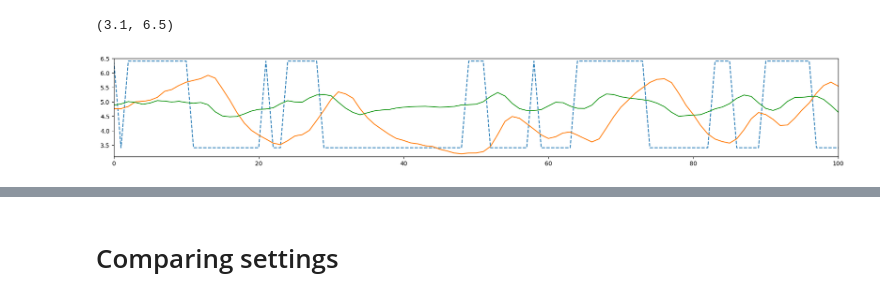
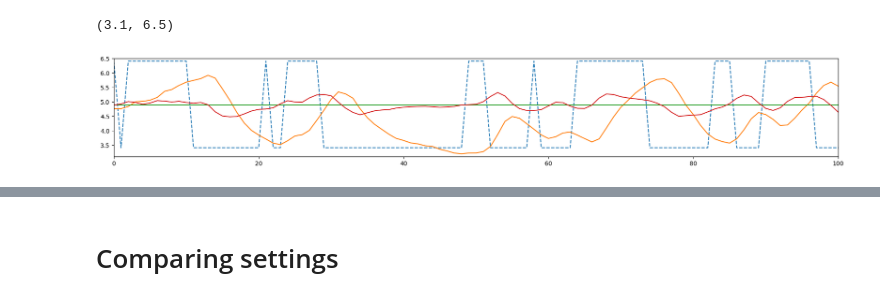
Before and after one commit to c-radicallis/Sis_Inteligentes_1st_Assignment, a Jupyter notebook: hairdryer_notebook.ipynb, the cells around one changed output, grey strips where cells are left out. Cells and saved outputs as stored; diff of their text form; code cells hidden in the pictures.

Commit message:
saving before adding generation of plots for different test_split sizes

```diff
--- a/hairdryer_notebook.ipynb
+++ b/hairdryer_notebook.ipynb
@@ -29,16 +35,18 @@ var_names = data.columns[0:-1]
 data = data.to_numpy()
 # %%
 x_grad= np.arange(data[:,1].size)
+temp_mean=np.mean(data[:,1])
 
 plt.figure(figsize=(22, 3))  # Set figure size
 
 plt.plot( x_grad ,data[:,0] , '--')
 plt.plot( x_grad ,data[:,1] ,'-')
-plt.plot( x_grad, np.gradient(data[:,1], x_grad)+np.mean(data[:,1]))
+plt.plot( [0,1000], [temp_mean,temp_mean])
+plt.plot( x_grad, np.gradient(data[:,1], x_grad)+temp_mean)
 
 plt.xlim(0,100)
 plt.ylim(3.1 , 6.5)
 # %% [output]
 (3.1, 6.5)
-[figure, old version]
+[figure, new version]
 # %%
```
Also changed, not shown: parts of 10 cells of this notebook.
